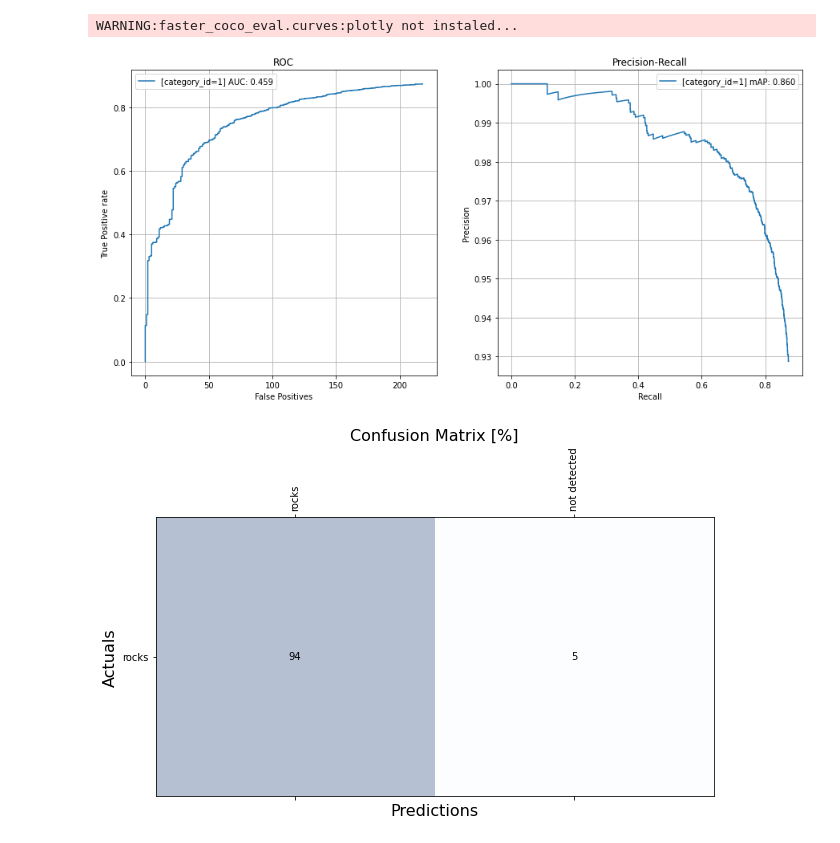
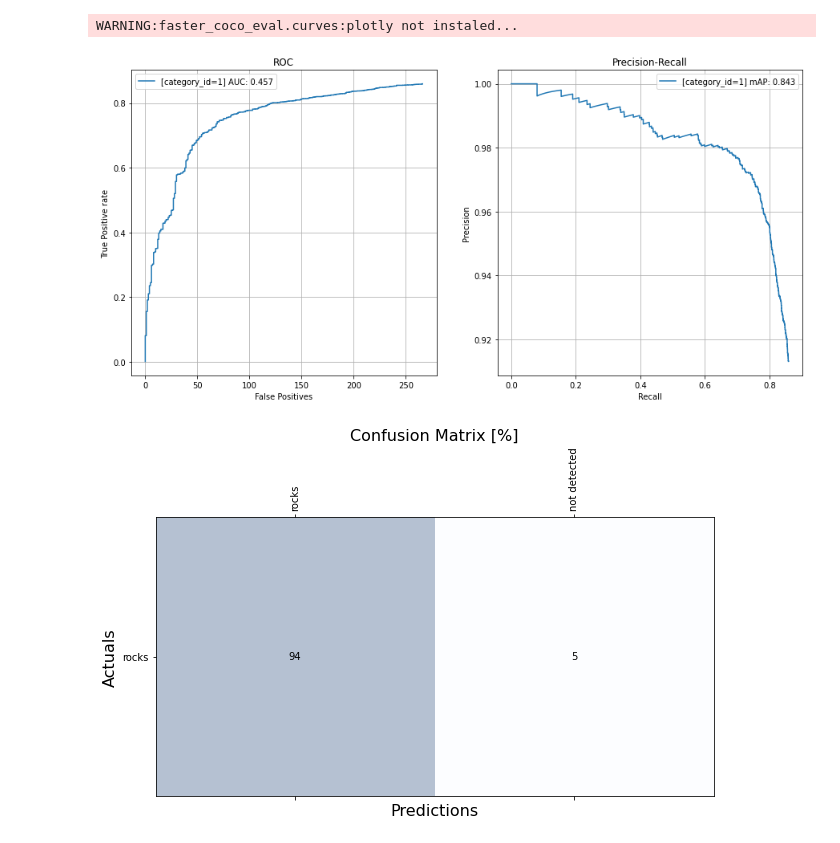
Before and after one commit to MiXaiLL76/faster_coco_eval, a Jupyter notebook: examples/curve_example.ipynb, the cells around one changed output. Cells and saved outputs as stored; diff of their text form; code cells hidden in the pictures.

Commit message:
segm to rle decode

```diff
--- a/examples/curve_example.ipynb
+++ b/examples/curve_example.ipynb
@@ -17,12 +17,12 @@ prepared_anns         = load('../tests/data/result_annotations.json')
 # %%
 threshold_iou = 0.5
 
 
-curves = Curves(prepared_coco_in_dict)
+curves = Curves(prepared_coco_in_dict, iouType='segm')
 curves.load_result(prepared_anns)
 _match_results = curves.match(categories_id=['all'])
 curves.plot_curve(_match_results, threshold_iou=threshold_iou)
 # %% [output]
 WARNING:faster_coco_eval.curves:plotly not instaled...
-[figure, old version]
+[figure, new version]
 # %%
```
Also changed, not shown: parts of 1 cell of this notebook, 1 other file.
